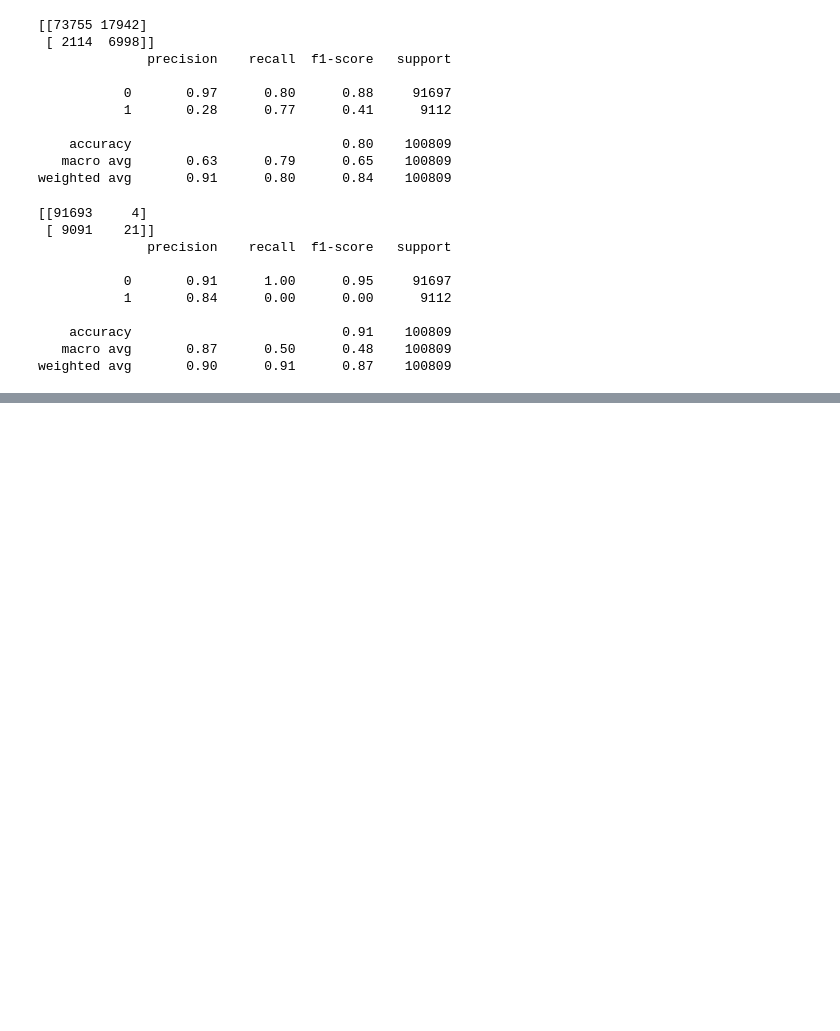
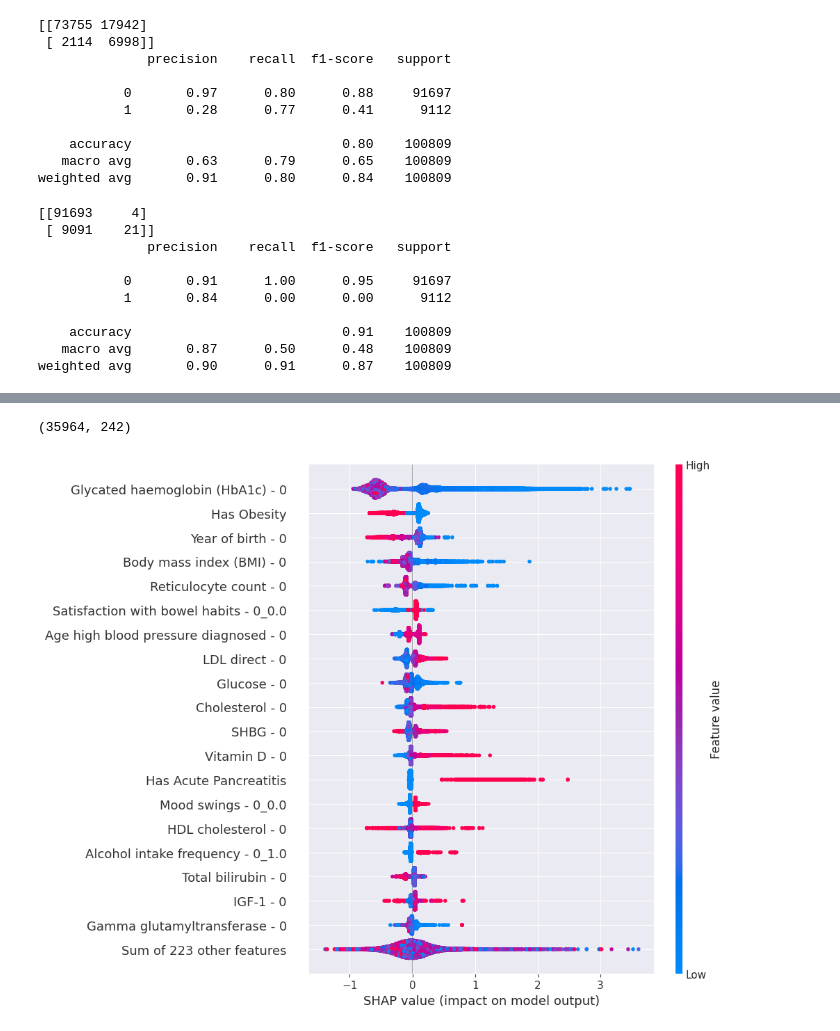
Before and after one commit to OfekShcherb/Finding-Differences-in-Diagnosis-of-Pancreatic-Cancer-and-Type-II-Diabetes-Mellitus, a Jupyter notebook: test.ipynb, the cells around one changed output, grey strips where cells are left out. Saved outputs shown, nothing was run; the diff lists cells and outputs as text; code cells hidden in the pictures; blank space fills up the shorter version.

```diff
--- a/test.ipynb
+++ b/test.ipynb
@@ -697,0 +823,19 @@ weighted avg       0.89      0.72      0.77    100809
+# %%
+processed_train_df = preprocessing(train_group_df, config, scaled_data=True)
+# %%
+processed_train_df = processed_train_df[processed_train_df['Label'] != 0]
+y_train = processed_train_df['Label']
+x_train = processed_train_df.drop(columns=['Label'])
+y_train = y_train.replace(2, 0)
+# %%
+explainer = shap.TreeExplainer(GB_scaled_t2d_vs_cancer)
+# %%
+shap_values = explainer(x_train)
+# %%
+shap_values.shape
+# %% [output]
+(35964, 242)
+# %%
+shap.plots.beeswarm(shap_values, max_display=20)
+# %% [output]
+[figure, added]
```
Also changed, not shown: parts of 37 cells of this notebook, 1 other file.
